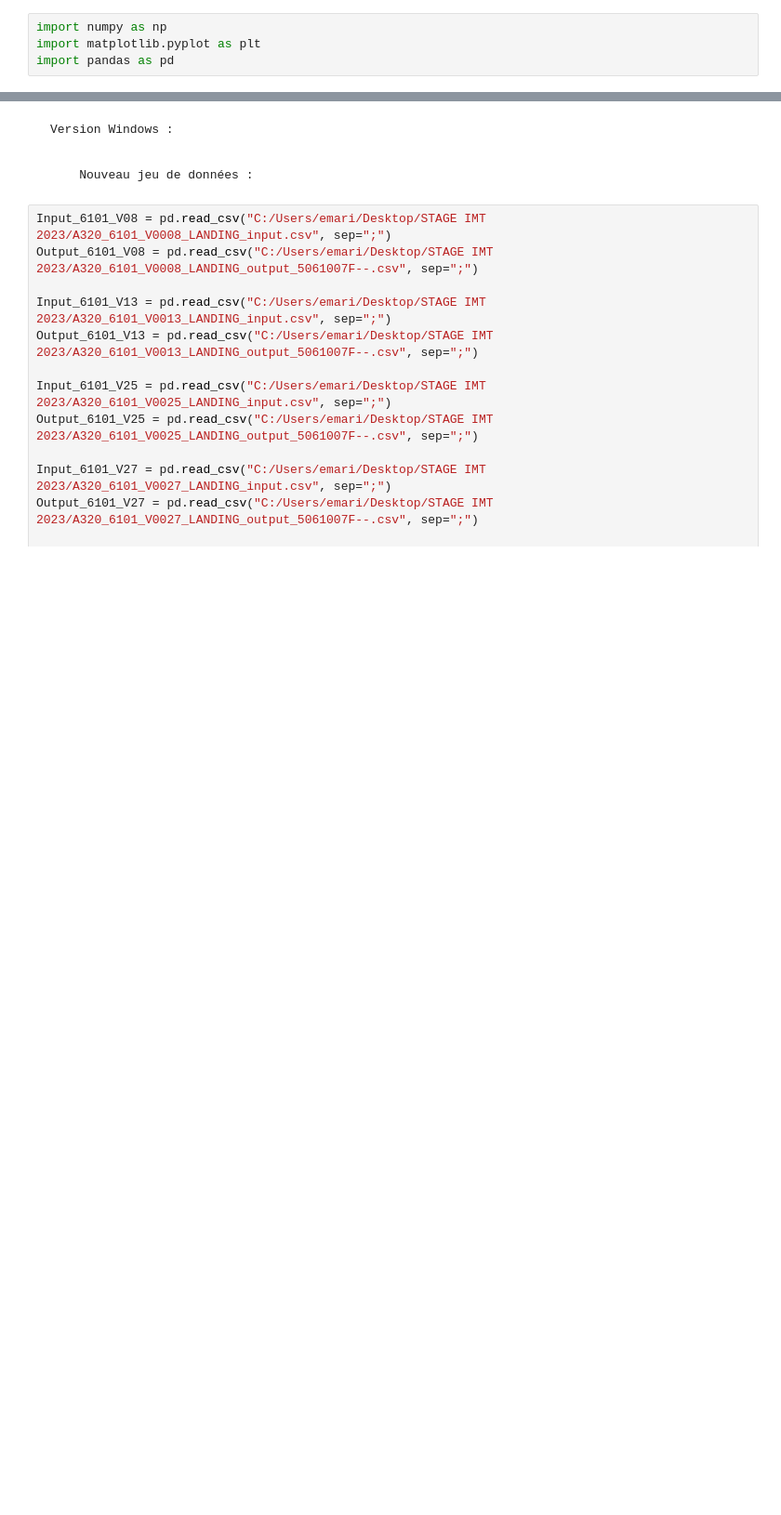
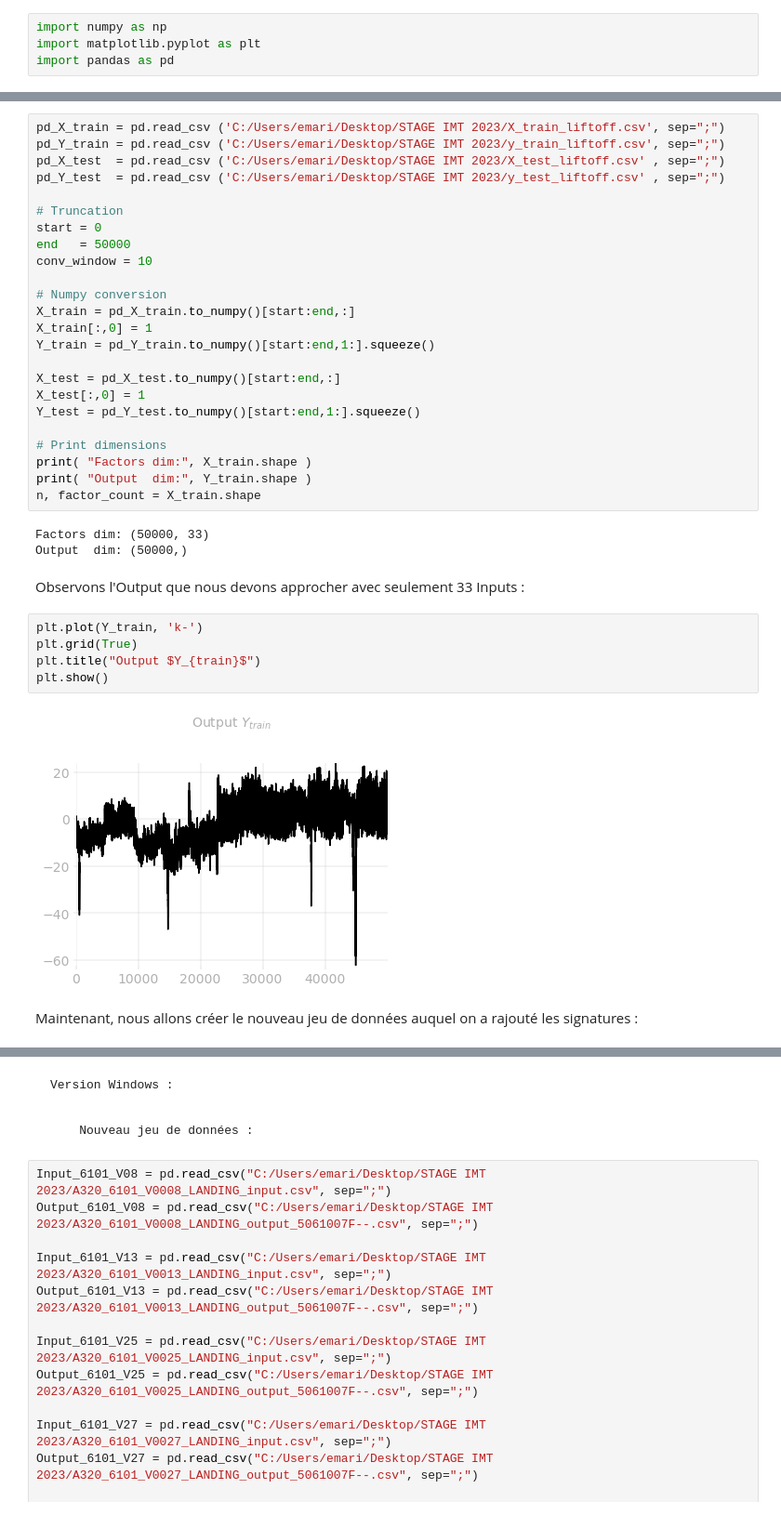
Before and after one commit to emilio-pcrd/Learning-with-signatures, a Jupyter notebook: FOCI-algorithm.ipynb, the cells around one changed output, grey strips where cells are left out. Shown at 93% size. Saved outputs shown, nothing was run; the diff lists cells and outputs as text; blank space fills up the shorter version.

```diff
--- a/FOCI-algorithm.ipynb
+++ b/FOCI-algorithm.ipynb
@@ -6,0 +59,38 @@ import pandas as pd
+# %%
+pd_X_train = pd.read_csv ('C:/Users/emari/Desktop/STAGE IMT 2023/X_train_liftoff.csv', sep=";")
+pd_Y_train = pd.read_csv ('C:/Users/emari/Desktop/STAGE IMT 2023/y_train_liftoff.csv', sep=";")
+pd_X_test  = pd.read_csv ('C:/Users/emari/Desktop/STAGE IMT 2023/X_test_liftoff.csv' , sep=";")
+pd_Y_test  = pd.read_csv ('C:/Users/emari/Desktop/STAGE IMT 2023/y_test_liftoff.csv' , sep=";")
+
+# Truncation
+start = 0
+end   = 50000
+conv_window = 10
+
+# Numpy conversion
+X_train = pd_X_train.to_numpy()[start:end,:]
+X_train[:,0] = 1
+Y_train = pd_Y_train.to_numpy()[start:end,1:].squeeze()
+
+X_test = pd_X_test.to_numpy()[start:end,:]
+X_test[:,0] = 1
+Y_test = pd_Y_test.to_numpy()[start:end,1:].squeeze()
+
+# Print dimensions
+print( "Factors dim:", X_train.shape )
+print( "Output  dim:", Y_train.shape )
+n, factor_count = X_train.shape
+# %% [output]
+Factors dim: (50000, 33)
+Output  dim: (50000,)
+# %% [markdown]
+Observons l'Output que nous devons approcher avec seulement 33 Inputs :
+# %%
+plt.plot(Y_train, 'k-')
+plt.grid(True)
+plt.title("Output $Y_{train}$")
+plt.show()
+# %% [output]
+[figure, added]
+# %% [markdown]
+Maintenant, nous allons créer le nouveau jeu de données auquel on a rajouté les signatures :
```
Also changed, not shown: parts of 112 cells of this notebook.
